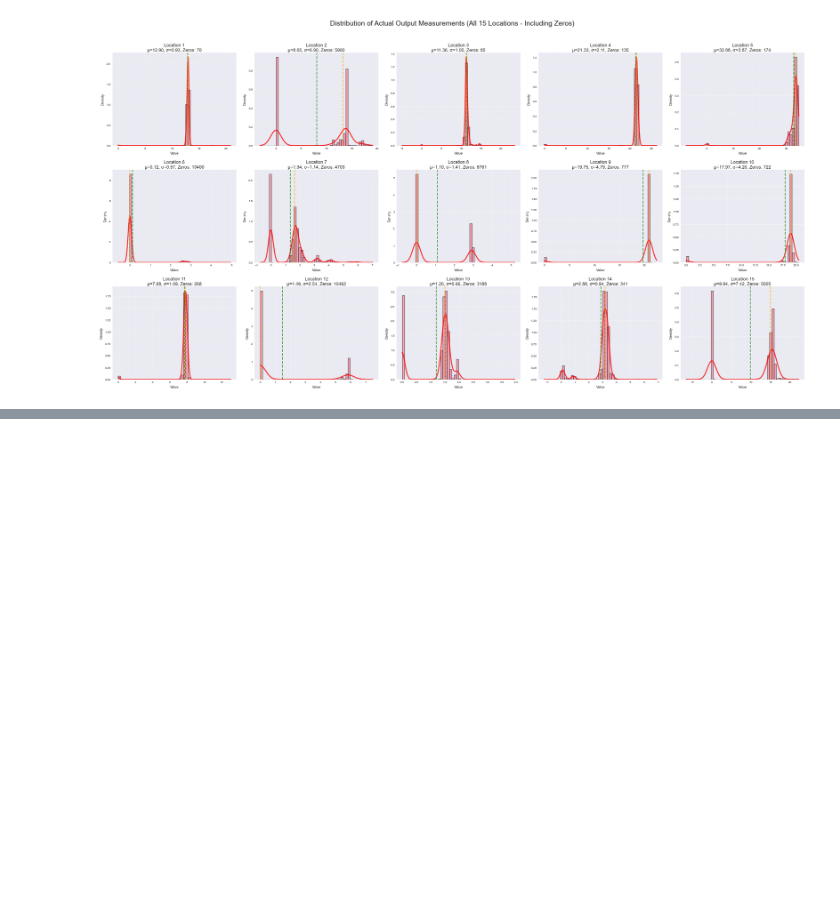
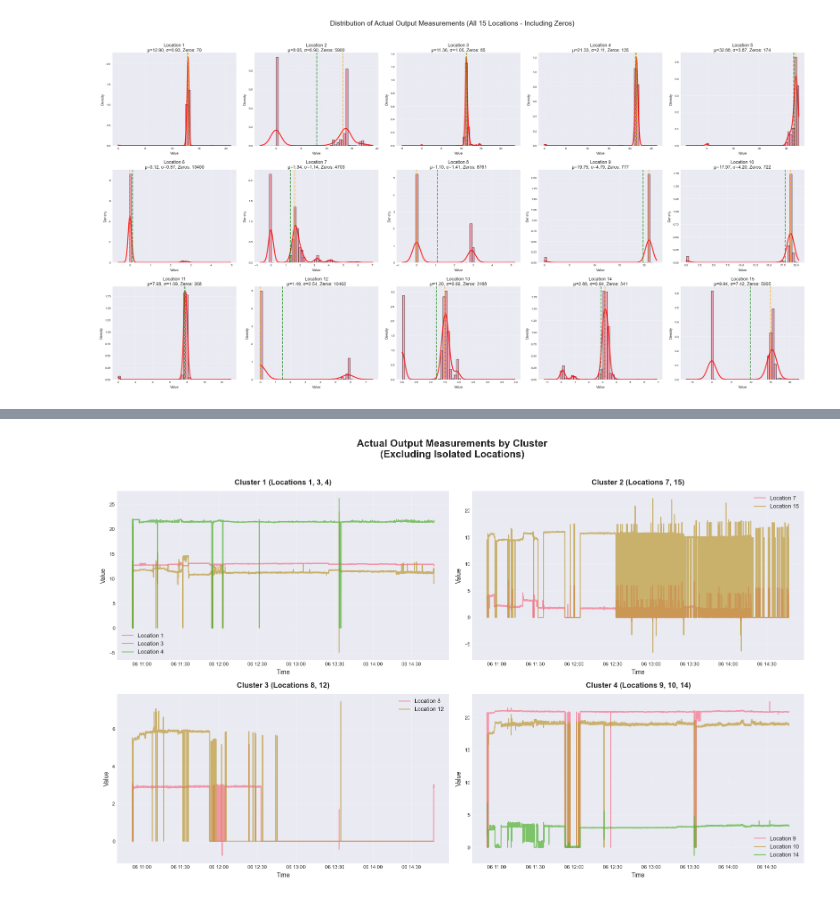
Before and after one commit to naihola49/Operations-Tools, a Jupyter notebook: data/eda.ipynb, the cells around one changed output, grey strips where cells are left out. Saved outputs shown, nothing was run; the diff lists cells and outputs as text; code cells hidden in the pictures; blank space fills up the shorter version.

```diff
--- a/data/eda.ipynb
+++ b/data/eda.ipynb
@@ -151,0 +440,37 @@ plt.show()
+# %%
+# Visualize clusters of actual output measurements
+
+clusters = {
+    'Cluster 1 (Locations 1, 3, 4)': [1, 3, 4],
+    'Cluster 2 (Locations 7, 15)': [7, 15],
+    'Cluster 3 (Locations 8, 12)': [8, 12],
+    'Cluster 4 (Locations 9, 10, 14)': [9, 10, 14]
+}
+
+# Create subplot for each cluster
+fig, axes = plt.subplots(2, 2, figsize=(16, 10))
+fig.suptitle('Actual Output Measurements by Cluster\n(Excluding Isolated Locations)',
+             fontsize=16, fontweight='bold', y=0.995)
+
+axes = axes.flatten()
+
+for cluster_idx, (cluster_name, location_nums) in enumerate(clusters.items()):
+    ax = axes[cluster_idx]
+
+    # Plot each location in the cluster
+    for loc_num in location_nums:
+        col_name = f'Stage1.Output.Measurement{loc_num-1}.U.Actual'  # 0-indexed
+        ax.plot(df['time_stamp'], df[col_name],
+               label=f'Location {loc_num}', linewidth=1.5, alpha=0.7)
+
+    ax.set_title(cluster_name, fontsize=12, fontweight='bold', pad=10)
+    ax.set_xlabel('Time', fontsize=10)
+    ax.set_ylabel('Value', fontsize=10)
+    ax.legend(fontsize=9, loc='best')
+    ax.grid(True, alpha=0.3)
+    ax.tick_params(labelsize=8)
+
+plt.tight_layout(rect=[0, 0, 1, 0.98])
+plt.show()
+# %% [output]
+[figure, added]
```
Also changed, not shown: parts of 14 cells of this notebook, 5 other files.
